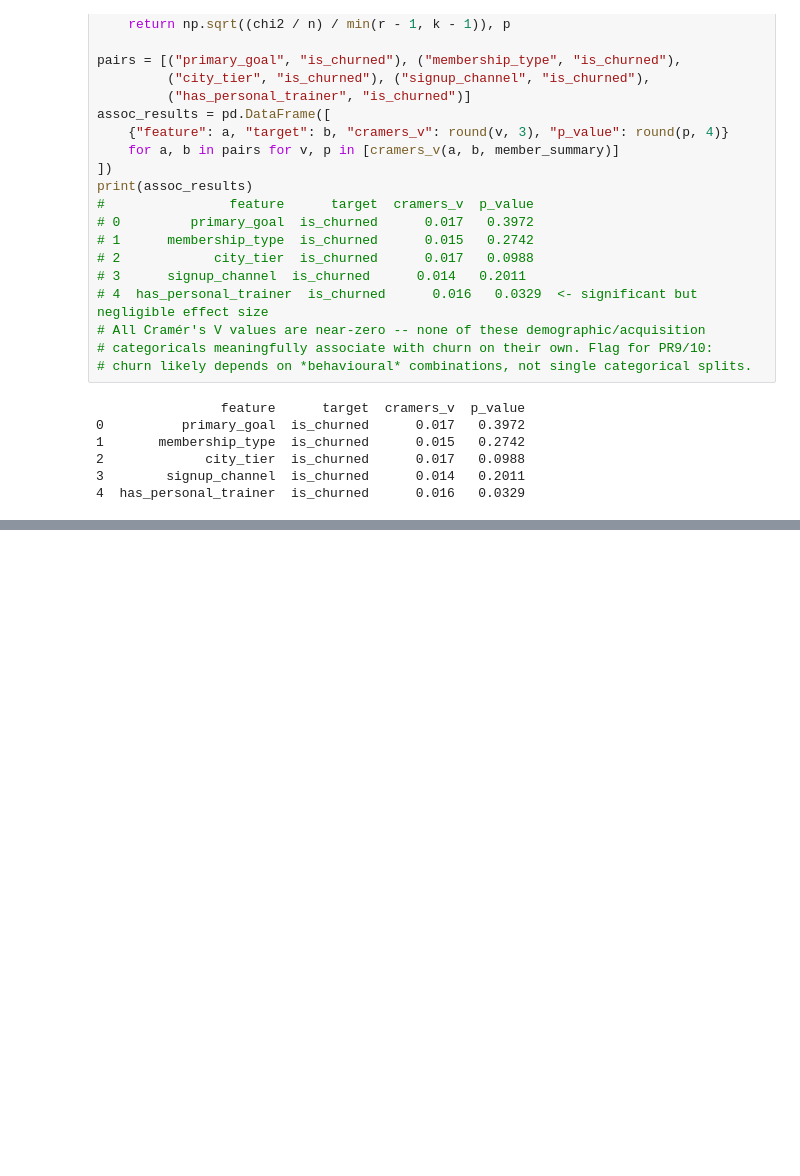
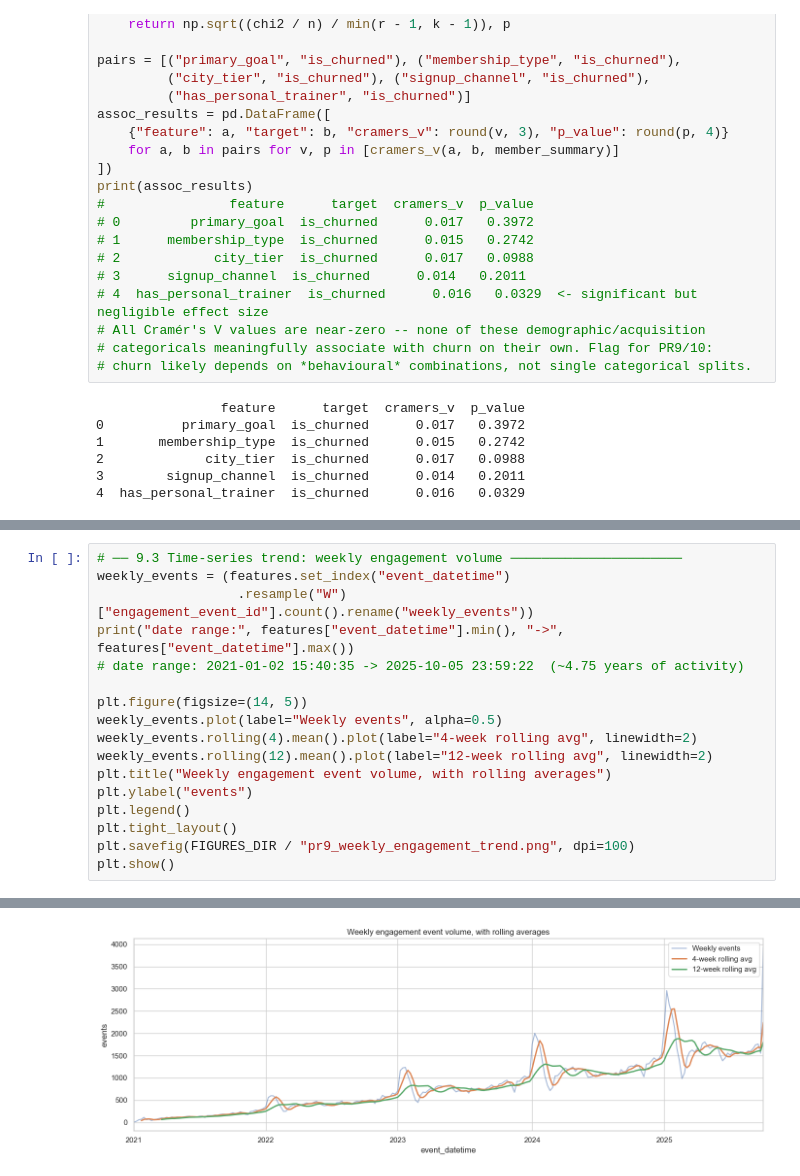
Before and after one commit to kalviumcommunity/JDF_StreakForge_Kalvium-Community, a Jupyter notebook: notebooks/04_eda_and_behavioural_analysis.ipynb, the cells around one changed output, grey strips where cells are left out. Drawn from its saved outputs; the diff is of its cells as text; blank space fills up the shorter version.

```diff
--- a/notebooks/04_eda_and_behavioural_analysis.ipynb
+++ b/notebooks/04_eda_and_behavioural_analysis.ipynb
@@ -240,0 +336,18 @@ print(assoc_results)
+# %%
+# ── 9.3 Time-series trend: weekly engagement volume ──────────────────────
+weekly_events = (features.set_index("event_datetime")
+                  .resample("W")["engagement_event_id"].count().rename("weekly_events"))
+print("date range:", features["event_datetime"].min(), "->", features["event_datetime"].max())
+# date range: 2021-01-02 15:40:35 -> 2025-10-05 23:59:22  (~4.75 years of activity)
+
+plt.figure(figsize=(14, 5))
+weekly_events.plot(label="Weekly events", alpha=0.5)
+weekly_events.rolling(4).mean().plot(label="4-week rolling avg", linewidth=2)
+weekly_events.rolling(12).mean().plot(label="12-week rolling avg", linewidth=2)
+plt.title("Weekly engagement event volume, with rolling averages")
+plt.ylabel("events")
+plt.legend()
+plt.tight_layout()
+plt.savefig(FIGURES_DIR / "pr9_weekly_engagement_trend.png", dpi=100)
+plt.show()
+# %% [output]
@@ -240,0 +355 @@ print(assoc_results)
+[figure, added]
```
Also changed, not shown: parts of 6 cells of this notebook, 4 other files.
